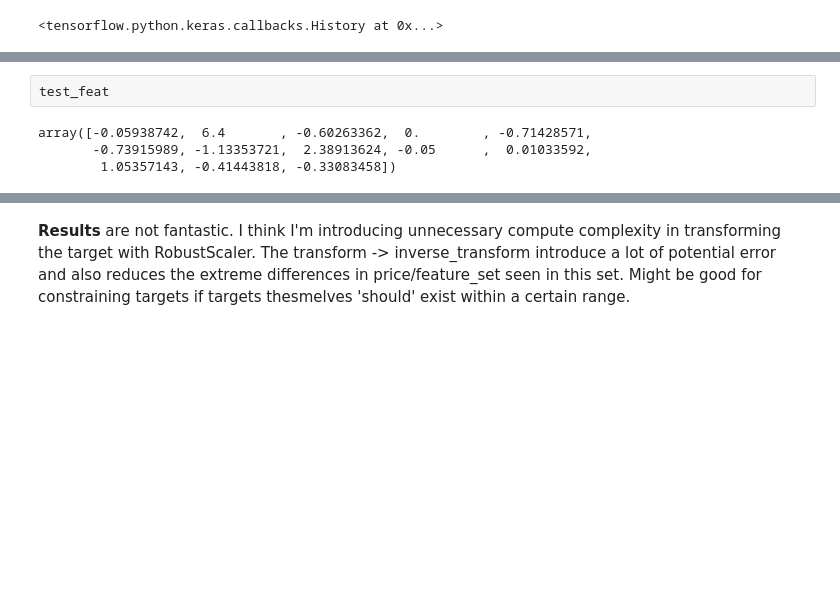
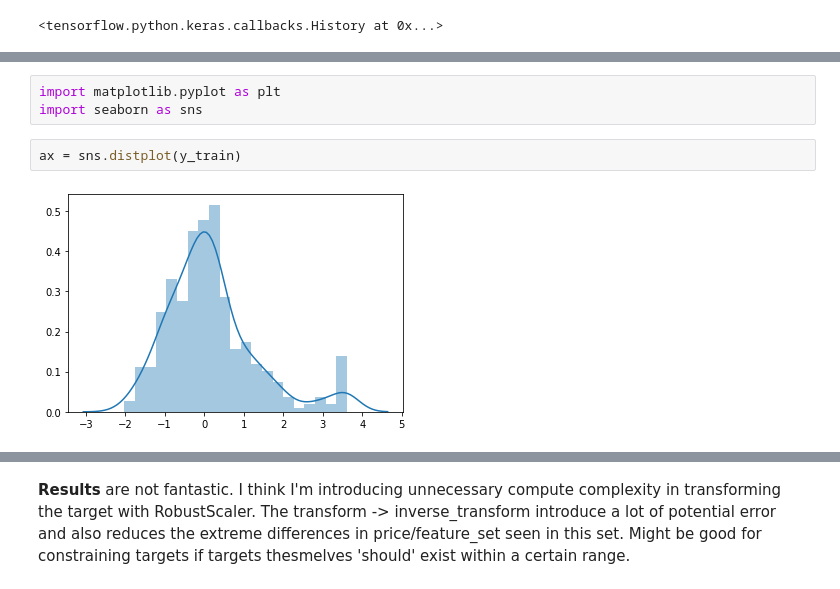
Before and after one commit to newnativeabq/DS-Unit-4-Sprint-2-Neural-Networks, a Jupyter notebook: module3-Intro-to-Keras/LS_DS_423_Keras_Assignment.ipynb, the cells around one changed output, grey strips where cells are left out. Drawn from its saved outputs; the diff is of its cells as text; blank space fills up the shorter version.

```diff
--- a/module3-Intro-to-Keras/LS_DS_423_Keras_Assignment.ipynb
+++ b/module3-Intro-to-Keras/LS_DS_423_Keras_Assignment.ipynb
@@ -118,6 +118,7 @@ model.evaluate(X_test, y_test)
-# %%
-test_feat
-# %% [output]
-array([-0.05938742,  6.4       , -0.60263362,  0.        , -0.71428571,
-       -0.73915989, -1.13353721,  2.38913624, -0.05      ,  0.01033592,
-        1.05357143, -0.41443818, -0.33083458])
+# %%
+import matplotlib.pyplot as plt
+import seaborn as sns
+# %%
+ax = sns.distplot(y_train)
+# %% [output]
+[figure, added]
```
Also changed, not shown: parts of 34 cells of this notebook.
